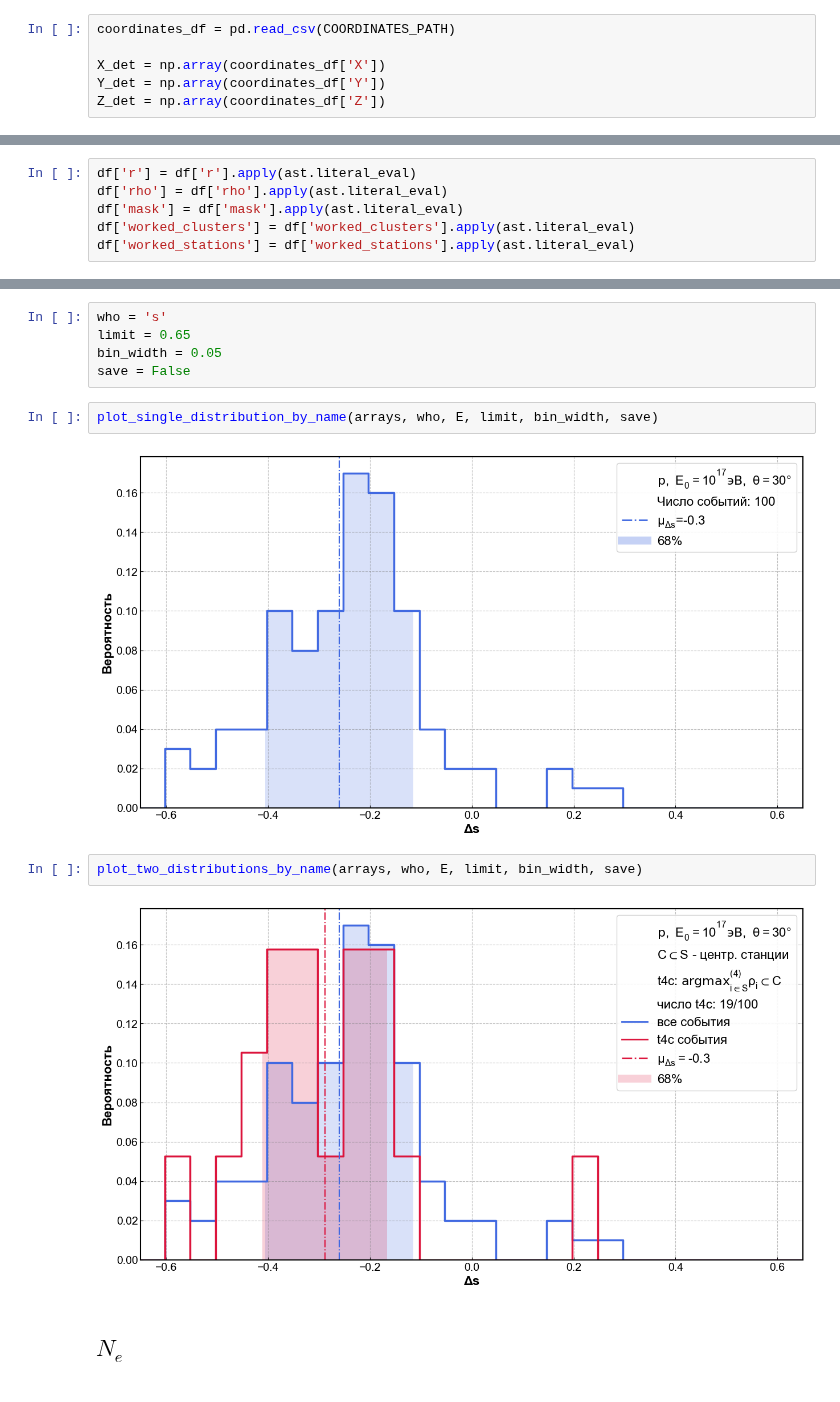
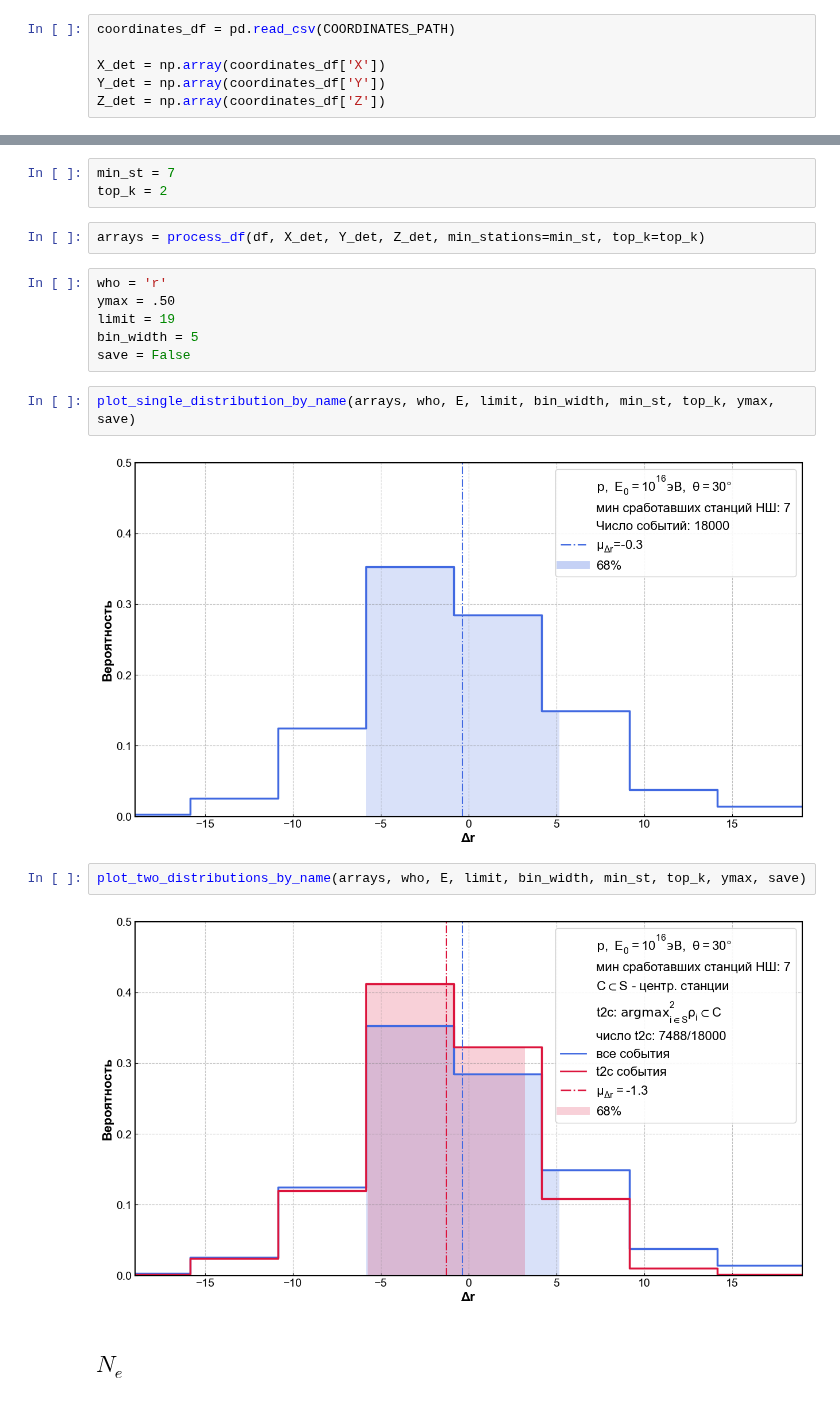
Before and after one commit to matalhim/sdf, a Jupyter notebook: modeling_parameters/reconstruction/notebooks/result_visualization.ipynb, the cells around one changed output, grey strips where cells are left out. Cells and saved outputs as stored; diff of their text form.

```diff
--- a/modeling_parameters/reconstruction/notebooks/result_visualization.ipynb
+++ b/modeling_parameters/reconstruction/notebooks/result_visualization.ipynb
@@ -72,6 +70,0 @@ df.head(1)
-# %%
-df['r'] = df['r'].apply(ast.literal_eval)
-df['rho'] = df['rho'].apply(ast.literal_eval)
-df['mask'] = df['mask'].apply(ast.literal_eval)
-df['worked_clusters'] = df['worked_clusters'].apply(ast.literal_eval)
-df['worked_stations'] = df['worked_stations'].apply(ast.literal_eval)
@@ -173,16 +71,22 @@ arrays = {
+# %%
+min_st = 7
+top_k = 2
+# %%
+arrays = process_df(df, X_det, Y_det, Z_det, min_stations=min_st, top_k=top_k)
 # %%
-who = 's'
-limit = 0.65
-bin_width = 0.05
+who = 'r'
+ymax = .50
+limit = 19
+bin_width = 5
 save = False
 # %%
-plot_single_distribution_by_name(arrays, who, E, limit, bin_width, save)
+plot_single_distribution_by_name(arrays, who, E, limit, bin_width, min_st, top_k, ymax, save)
 # %% [output]
-[figure, old version]
+[figure, new version]
 # %%
-plot_two_distributions_by_name(arrays, who, E, limit, bin_width, save)
+plot_two_distributions_by_name(arrays, who, E, limit, bin_width, min_st, top_k, ymax, save)
 # %% [output]
-[figure, old version]
+[figure, new version]
 # %% [markdown]
 ## $N_e$
 # %%
```
Also changed, not shown: parts of 14 cells of this notebook, 25 other files.
